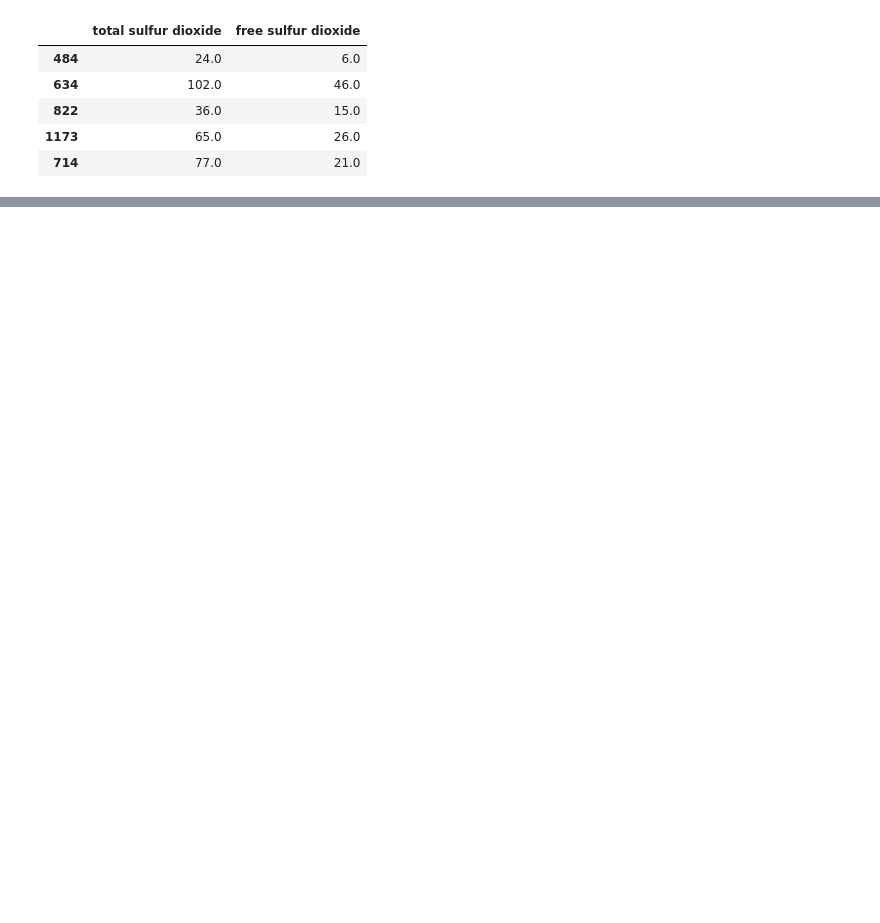
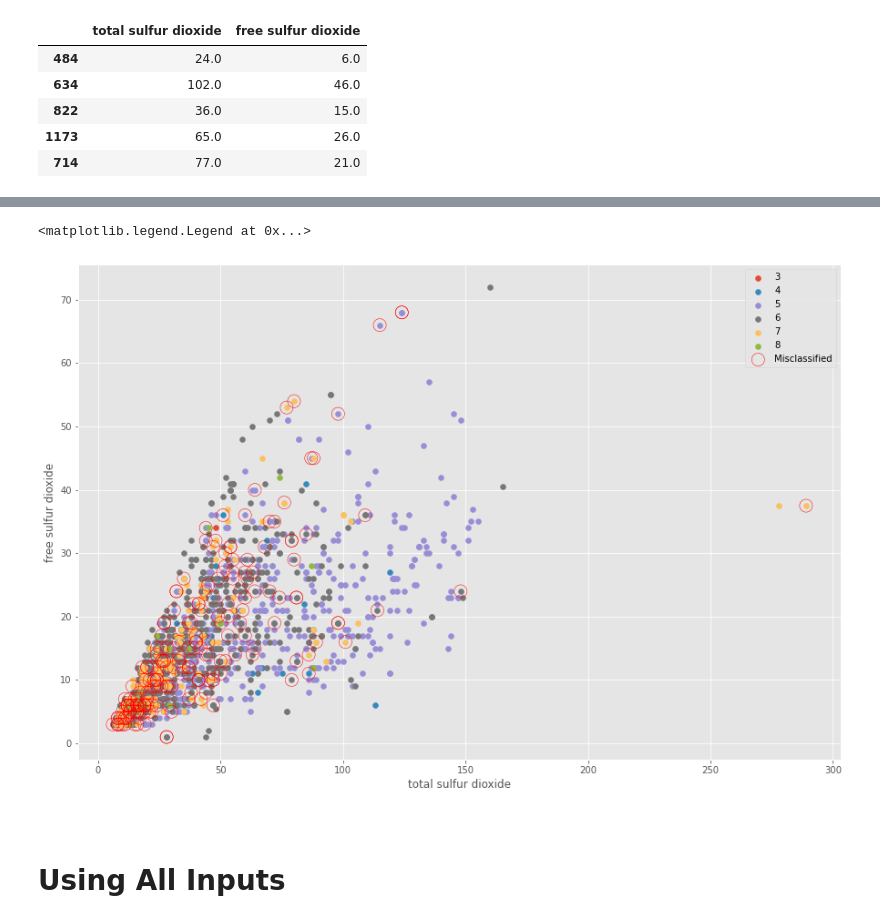
Before and after one commit to Izardo/Machine-Learning-and-Statistics, a Jupyter notebook: scikit-learn.ipynb, the cells around one changed output, grey strips where cells are left out. Drawn from its saved outputs; the diff is of its cells as text; code cells hidden in the pictures; blank space fills up the shorter version.

```diff
--- a/scikit-learn.ipynb
+++ b/scikit-learn.ipynb
@@ -267,0 +294,6 @@ TypeError: 'Series' object is not callable
+# %%
+# Creates a new classifier.
+lre = lm.LogisticRegression(random_state=0) # Parameter is random state, meaning returns same random process
+
+# Train the classifier on the data.
+lre.fit(inputs, outputs)
@@ -267,0 +309,4 @@ TypeError: 'Series' object is not callable
+# %%
+# Classifies test data.
+predictions = lre.predict(test[['total sulfur dioxide', 'free sulfur dioxide']])
+predictions
@@ -267,0 +358,4 @@ TypeError: 'Series' object is not callable
+# %%
+# Append a column to the test data that shows the predictions.
+test['predicted'] = predictions
+predictions
@@ -267,0 +387,4 @@ TypeError: 'Series' object is not callable
+# %%
+# Shows the misclassified data.
+misclass = test[test['predicted'] != test['quality']]
+misclass
@@ -267,0 +417,21 @@ TypeError: 'Series' object is not callable
+# %%
+# New plot
+fig, ax = plt.subplots()
+
+# Plot the training data.
+for quality, data in df.groupby('quality'):
+    ax.scatter(data['total sulfur dioxide'], data['free sulfur dioxide'], label=quality)
+
+ax.scatter(misclass['total sulfur dioxide'], misclass['free sulfur dioxide'], s=200, facecolor='none', edgecolor='r', label='Misclassified')
+
+# Show legend
+ax.set_xlabel('total sulfur dioxide')
+ax.set_ylabel('free sulfur dioxide')
+ax.legend()
+# %% [output]
+<matplotlib.legend.Legend at 0x...>
+[figure, added]
+# %% [markdown]
+<br>
+
+# Using All Inputs
```
Also changed, not shown: parts of 21 cells of this notebook.
